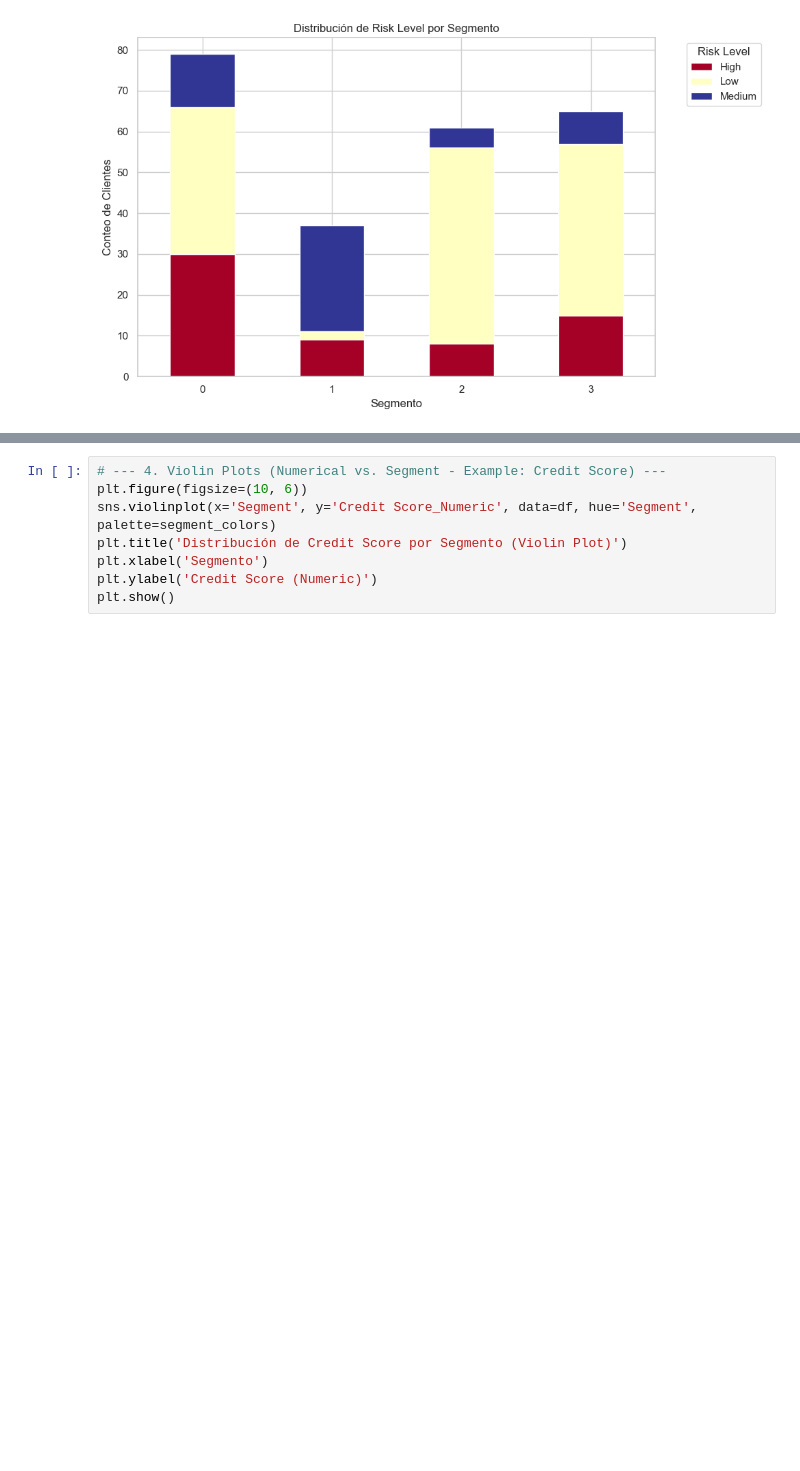
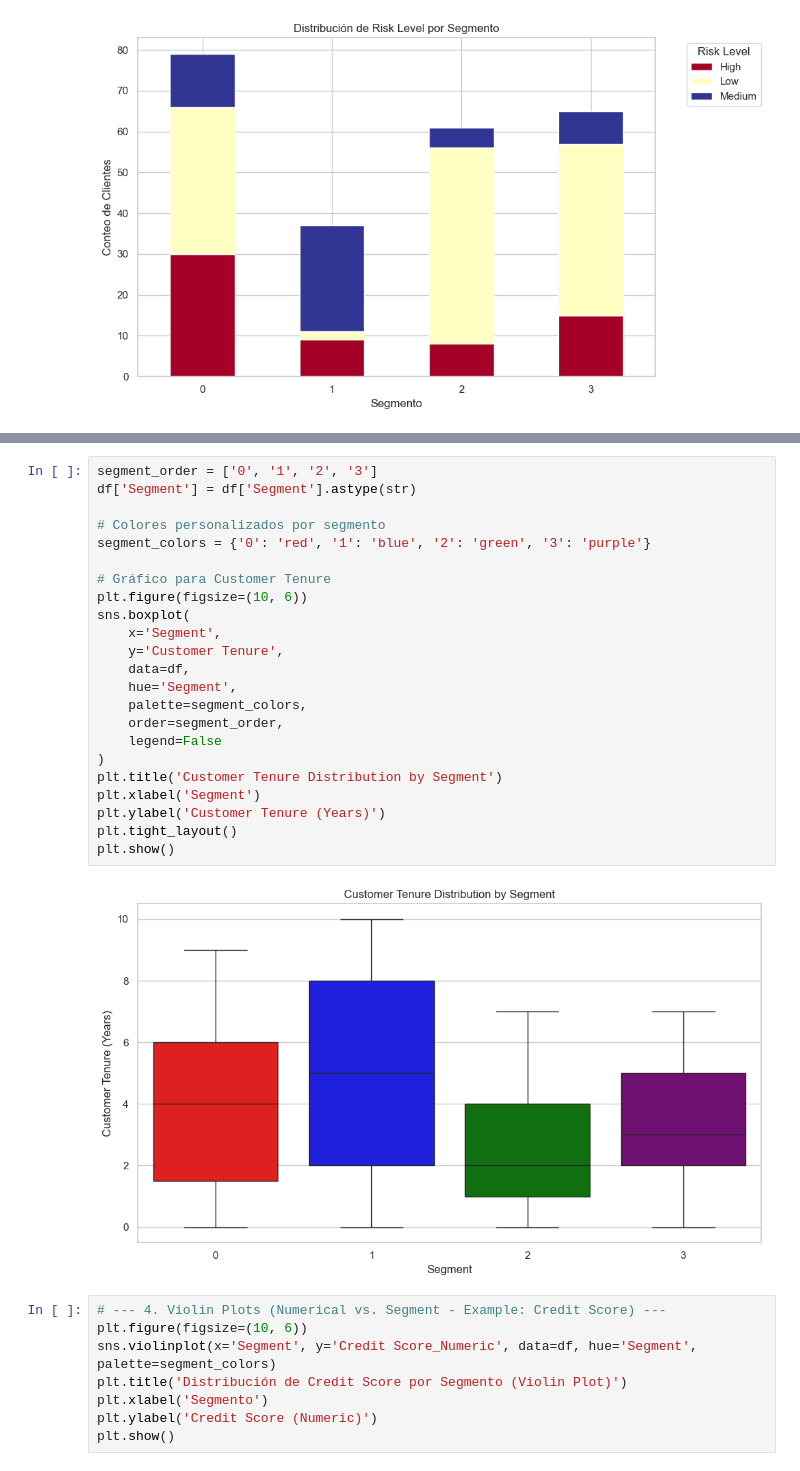
Before and after one commit to rinconMariugenia/Credit-Risk-Insights, a Jupyter notebook: notebooks/EDA_Kmeans.ipynb, the cells around one changed output, grey strips where cells are left out. Drawn from its saved outputs; the diff is of its cells as text; blank space fills up the shorter version.

```diff
--- a/notebooks/EDA_Kmeans.ipynb
+++ b/notebooks/EDA_Kmeans.ipynb
@@ -394,3 +393,28 @@ for col in numerical_vars:
+# %%
+segment_order = ['0', '1', '2', '3']
+df['Segment'] = df['Segment'].astype(str)
+
+# Colores personalizados por segmento
+segment_colors = {'0': 'red', '1': 'blue', '2': 'green', '3': 'purple'}
+
+# Gráfico para Customer Tenure
+plt.figure(figsize=(10, 6))
+sns.boxplot(
+    x='Segment',
+    y='Customer Tenure',
+    data=df,
+    hue='Segment',
+    palette=segment_colors,
+    order=segment_order,
+    legend=False
+)
+plt.title('Customer Tenure Distribution by Segment')
+plt.xlabel('Segment')
+plt.ylabel('Customer Tenure (Years)')
+plt.tight_layout()
+plt.show()
+# %% [output]
+[figure, added]
 # %%
 # --- 4. Violin Plots (Numerical vs. Segment - Example: Credit Score) ---
 plt.figure(figsize=(10, 6))
```
Also changed, not shown: parts of 3 cells of this notebook, 1 other file.
